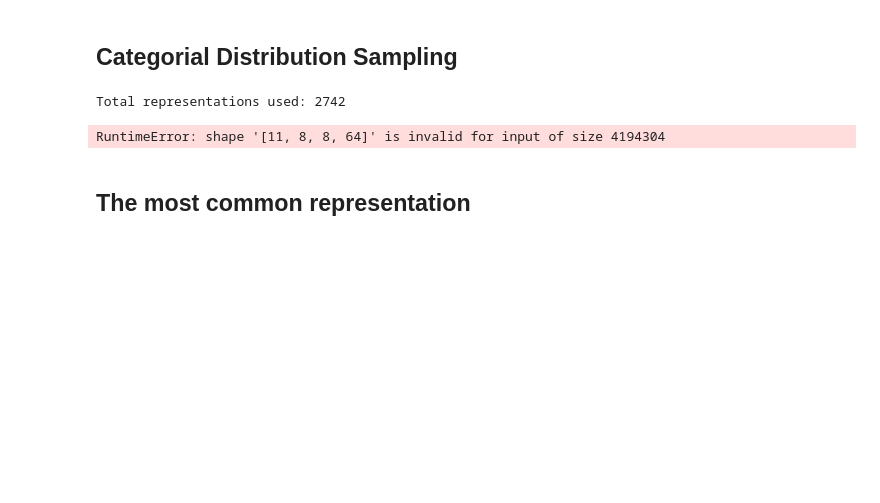
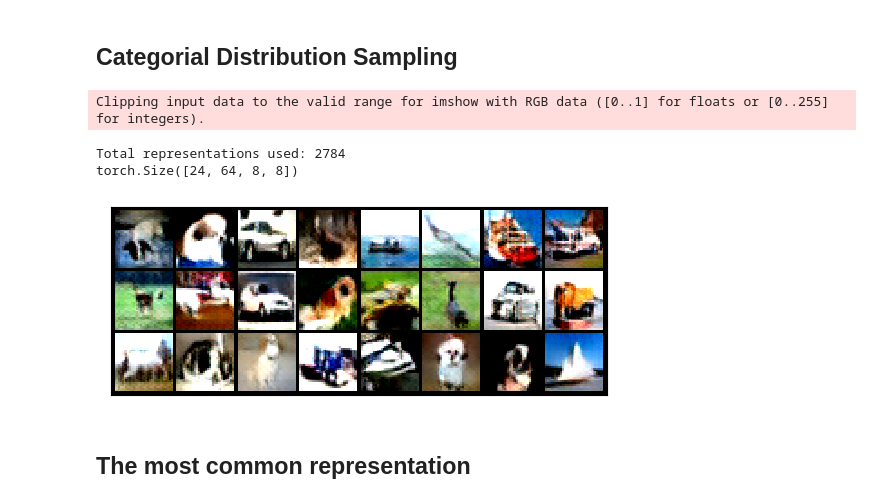
Before and after one commit to xhzgenius/VQ-VAE, a Jupyter notebook: visualization.ipynb, the cells around one changed output. Cells and saved outputs as stored; diff of their text form; code cells hidden in the pictures; blank space fills up the shorter version.

```diff
--- a/visualization.ipynb
+++ b/visualization.ipynb
@@ -183,61 +185,65 @@ torch.Size([1, 704])
 # %% [markdown]
 ## Categorial Distribution Sampling
 # %%
-N = 100
+# Fuck, these were all shit codes without any annotations.
+# I really spent effort reading these shit codes and annotated them all by myself.
+# For readability, I reconstructed a huge part of them.
+# 👇 —— XHZ
 
-
+N=100
+# Sample 100 images from validation set and encode them into e_indices.
 def encode_observations():
     all_e_indices = []
     for i in range(N):
-        _,_,_,e_indices = reconstruct(validation_loader,model)
+        x, x_recon, z_q, e_indices = reconstruct(validation_loader,model)
         all_e_indices.append(e_indices)
-
     return torch.cat(all_e_indices)
 
-e_indices = encode_observations()
+all_e_indices = encode_observations()
 
+# Put all indices (64 e_indices as a whole) in a container.
 def count_representations():
     d = {}
     for i in range(32*N):
-        k = e_indices[64*i:64*i+64].squeeze().cpu().detach().numpy()
+        k = all_e_indices[64*i:64*i+64].squeeze().cpu().detach().numpy()
         k = [str(j)+'-' for j in k]
         k = ''.join(k)
 
         if k not in d:
             d[k] = 1
         else:
             d[k]+=1
-
     return d
 
 hist = count_representations()
 if '' in hist: del hist['']
 # print("hist:", hist)
 
 print('Total representations used:',len(hist.keys()))
+
+# Sample 64*24 e_indices (64 e_indices as a whole) from this shitty container.
 def sample_histogram(hist):
     keys, vals = np.array(list(hist.keys())),np.array(list(hist.values()))
     probs = np.array(vals)/sum(vals)
-    samples = np.random.choice(keys,params['batch_size'],p=probs,replace=True)
-
+    samples = np.random.choice(keys, size=24, p=probs, replace=True)
     samples = np.array([np.array([int(y) for y in x.split('-')[:-1]]) for x in samples])
-
     return samples
 
 samples = sample_histogram(hist)
 
-def histogram_samples(model):
+def reconstruct_from_histogram_samples(model):
     min_encoding_indices = torch.tensor(samples).reshape(-1,1).long().to(device)
-    x_recon, z_q,e_indices = generate_samples(min_encoding_indices)
-
+    x_recon, z_q,e_indices = reconstruct_from_e_indices(min_encoding_indices, num_samples=24)
     return x_recon, z_q,e_indices
 
-x_hist,_,_ = histogram_samples(model)
+x_hist,_,_ = reconstruct_from_histogram_samples(model)
 
 display_image_grid(x_hist)
 # %% [output]
-Total representations used: 2742
+Clipping input data to the valid range for imshow with RGB data ([0..1] for floats or [0..255] for integers).
-RuntimeError: shape '[11, 8, 8, 64]' is invalid for input of size 4194304
+Total representations used: 2784
+torch.Size([24, 64, 8, 8])
+[figure, added]
 # %% [markdown]
 ## The most common representation
 # %%
```
Also changed, not shown: parts of 9 cells of this notebook, 4 other files.
